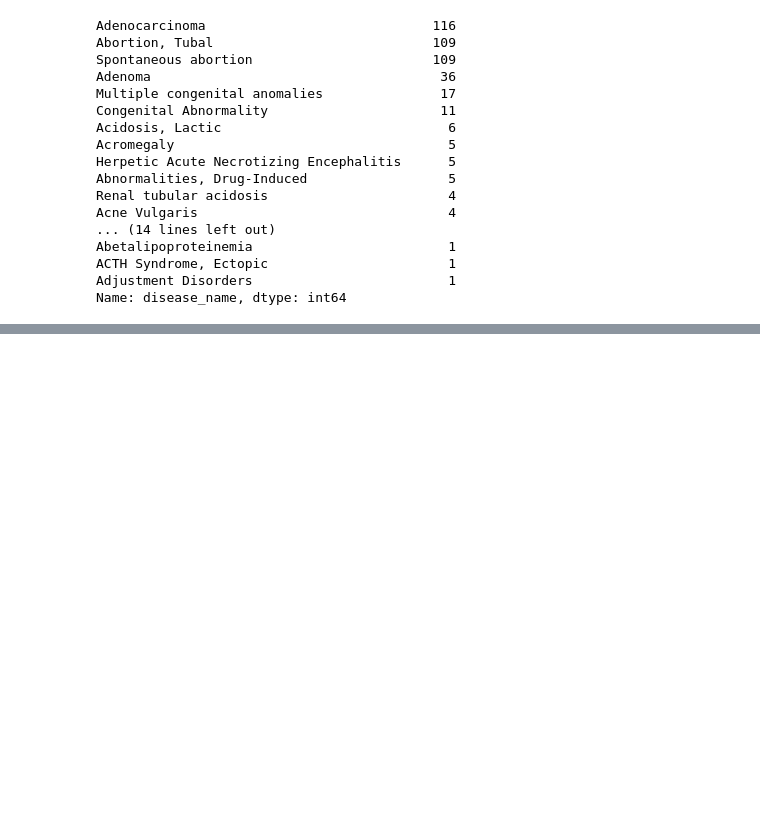
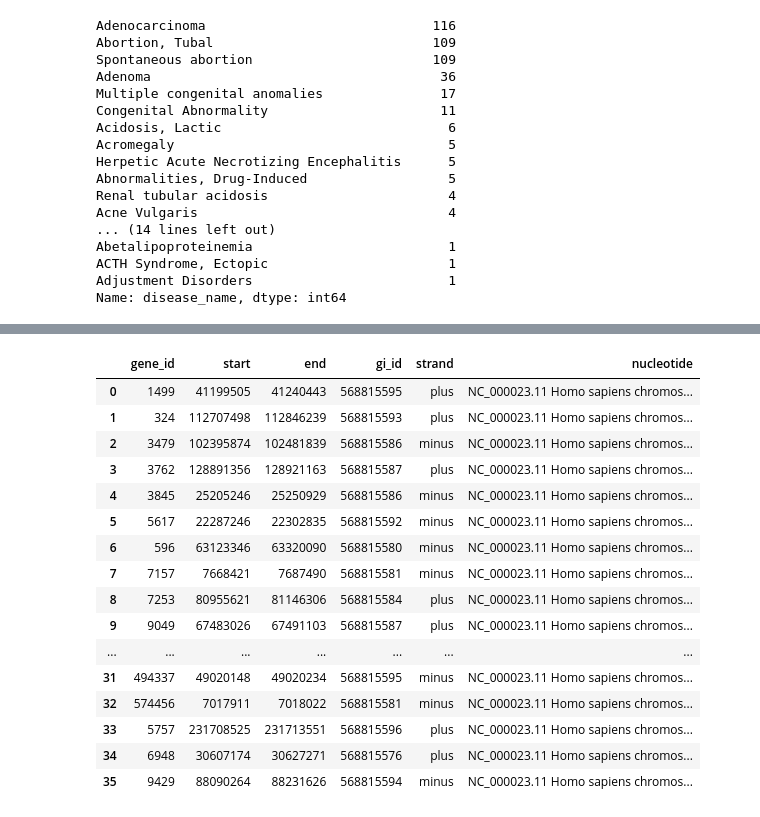
Before and after one commit to geekevgin/-Python, a Jupyter notebook: HW_1.ipynb, the cells around one changed output, grey strips where cells are left out. Saved outputs shown, nothing was run; the diff lists cells and outputs as text; code cells hidden in the pictures; blank space fills up the shorter version.

```diff
--- a/HW_1.ipynb
+++ b/HW_1.ipynb
@@ -79,0 +104,13 @@ Adenoma_data
+# %%
+gene_id_list = my_data.values.tolist()
+# %%
+def seach_chromosome(gi_id):
+  #Выгрузить с NCBI нуклеотидную последовательность X хромосомы, для этого узнать ID хромосомы - NC_000023.11
+  handle = Entrez.efetch(db="nucleotide",
+                       id="NC_000023.11",
+                       rettype = 'fasta',
+                       retmode = 'text')
+#загружаем
+  chromosome = SeqIO.read(handle, 'fasta')
+
+  return chromosome.description
@@ -80,11 +125,13 @@ Adenoma_data
 # %%
-def gene(gene_id):
-  handle = Entrez.efetch(db="gene", id=gene_id, rettype = 'xml')
-  gene_locus = ET.parse(handle).getroot().find("Entrezgene/Entrezgene_locus")
-  region = gene_locus.find("Gene-commentary/Gene-commentary_seqs/Seq-loc/Seq-loc_int/Seq-interval")
-  start = int(region.find("Seq-interval_from").text) + 1
-  end = int(region.find("Seq-interval_to").text) + 1
-  gi_id = region.find("Seq-interval_id/Seq-id/Seq-id_gi").text
-  strand = region.find("Seq-interval_strand/Na-strand").get("value")
-
-  return(start, end, gi_id, strand)
+def get_gene_info(gene_id_list):
+  gene_info = []
+  for gene_id in gene_id_list:
+    handle = Entrez.efetch(db="gene", id=gene_id, rettype = 'xml')
+    gene_locus = ET.parse(handle).getroot().find("Entrezgene/Entrezgene_locus")
+    region = gene_locus.find("Gene-commentary/Gene-commentary_seqs/Seq-loc/Seq-loc_int/Seq-interval")
+    start = int(region.find("Seq-interval_from").text) + 1
+    end = int(region.find("Seq-interval_to").text) + 1
+    gi_id = region.find("Seq-interval_id/Seq-id/Seq-id_gi").text
+    strand = region.find("Seq-interval_strand/Na-strand").get("value")
+    gene_info.append({'gene_id': gene_id, 'start': start, 'end': end, 'gi_id': gi_id, 'strand': strand, 'nucleotide': seach_chromosome(gi_id)})
+  return gene_info
@@ -140,0 +138,6 @@ des_6414
+# %%
+%%time
+gene_list = get_gene_info(gene_id_list)
+
+for i in gene_list:
+  print(i)
@@ -140,0 +162,21 @@ des_6414
+# %%
+data_gene = pd.DataFrame.from_dict(gene_list)
+data_gene
+# %% [output]
+|  | gene_id | start | end | gi_id | strand | nucleotide |
+| 0 | 1499 | 41199505 | 41240443 | 568815595 | plus | NC_000023.11 Homo sapiens chromos... |
+| 1 | 324 | 112707498 | 112846239 | 568815593 | plus | NC_000023.11 Homo sapiens chromos... |
+| 2 | 3479 | 102395874 | 102481839 | 568815586 | minus | NC_000023.11 Homo sapiens chromos... |
+| 3 | 3762 | 128891356 | 128921163 | 568815587 | plus | NC_000023.11 Homo sapiens chromos... |
+| 4 | 3845 | 25205246 | 25250929 | 568815586 | minus | NC_000023.11 Homo sapiens chromos... |
+| 5 | 5617 | 22287246 | 22302835 | 568815592 | minus | NC_000023.11 Homo sapiens chromos... |
+| 6 | 596 | 63123346 | 63320090 | 568815580 | minus | NC_000023.11 Homo sapiens chromos... |
+| 7 | 7157 | 7668421 | 7687490 | 568815581 | minus | NC_000023.11 Homo sapiens chromos... |
+| 8 | 7253 | 80955621 | 81146306 | 568815584 | plus | NC_000023.11 Homo sapiens chromos... |
+| 9 | 9049 | 67483026 | 67491103 | 568815587 | plus | NC_000023.11 Homo sapiens chromos... |
+| ... | ... | ... | ... | ... | ... | ... |
+| 31 | 494337 | 49020148 | 49020234 | 568815595 | minus | NC_000023.11 Homo sapiens chromos... |
+| 32 | 574456 | 7017911 | 7018022 | 568815581 | minus | NC_000023.11 Homo sapiens chromos... |
+| 33 | 5757 | 231708525 | 231713551 | 568815596 | plus | NC_000023.11 Homo sapiens chromos... |
+| 34 | 6948 | 30607174 | 30627271 | 568815576 | plus | NC_000023.11 Homo sapiens chromos... |
+| 35 | 9429 | 88090264 | 88231626 | 568815594 | minus | NC_000023.11 Homo sapiens chromos... |
```
Also changed, not shown: parts of 27 cells of this notebook.
